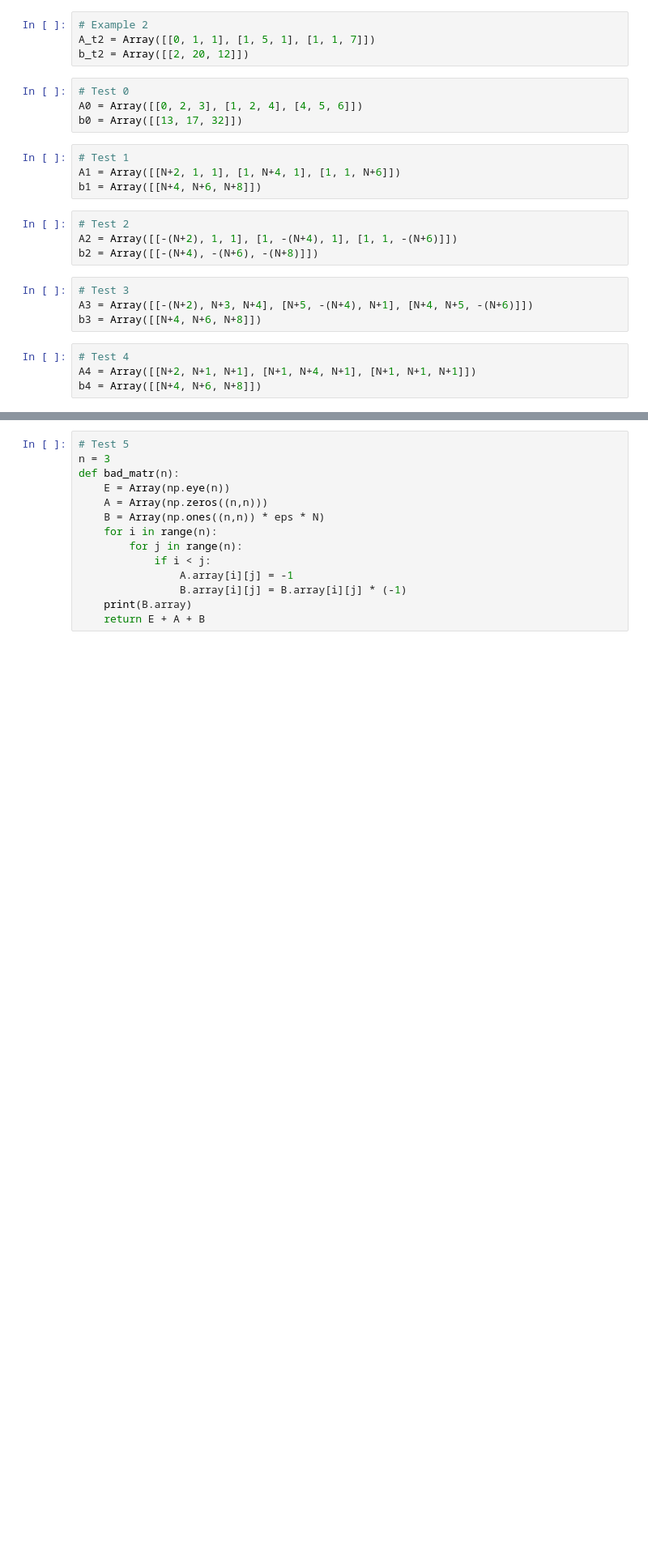
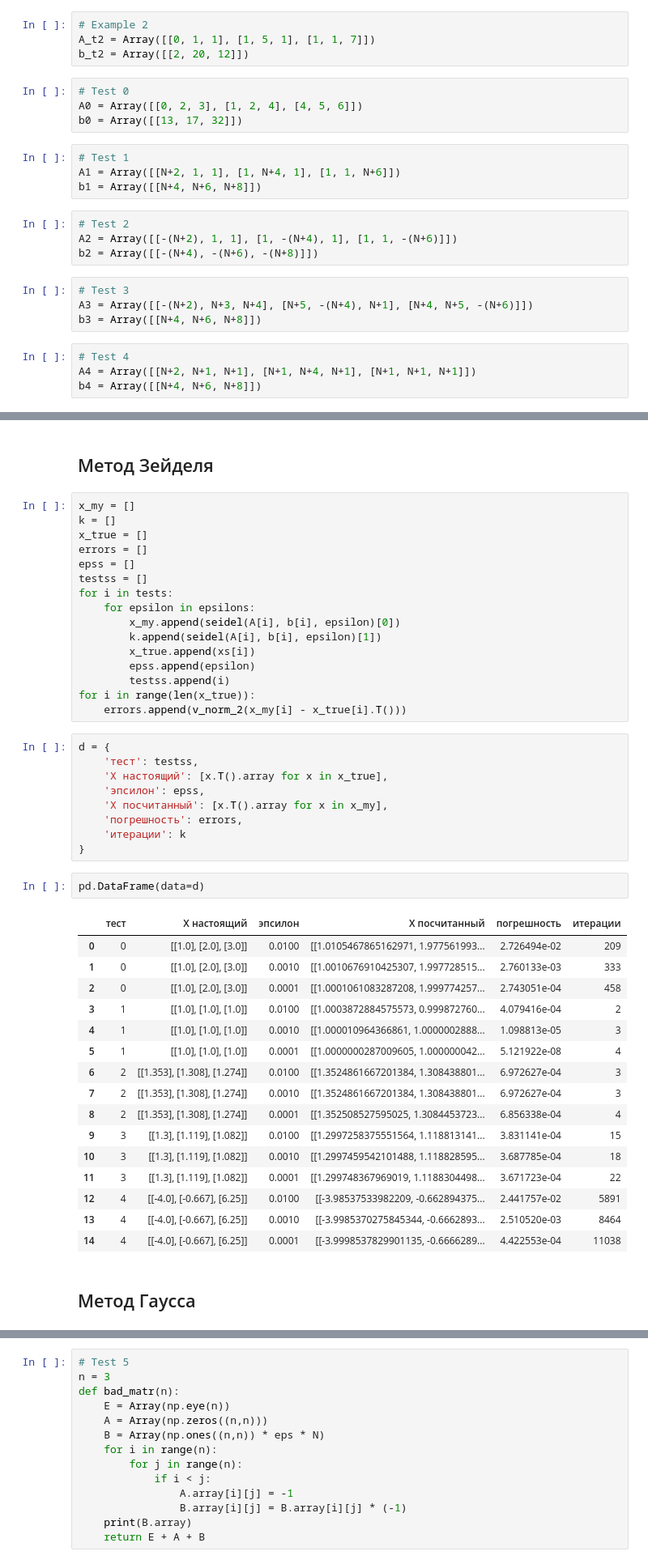
Before and after one commit to MariaMosina/NumericalMethods_course, a Jupyter notebook: Task2.ipynb, the cells around one changed output, grey strips where cells are left out. Shown at 81% size. Drawn from its saved outputs; the diff is of its cells as text; blank space fills up the shorter version.

```diff
--- a/Task2.ipynb
+++ b/Task2.ipynb
@@ -118,0 +341,48 @@ b4 = Array([[N+4, N+6, N+8]])
+# %% [markdown]
+## Метод Зейделя
+# %%
+x_my = []
+k = []
+x_true = []
+errors = []
+epss = []
+testss = []
+for i in tests:
+    for epsilon in epsilons:
+        x_my.append(seidel(A[i], b[i], epsilon)[0])
+        k.append(seidel(A[i], b[i], epsilon)[1])
+        x_true.append(xs[i])
+        epss.append(epsilon)
+        testss.append(i)
+for i in range(len(x_true)):
+    errors.append(v_norm_2(x_my[i] - x_true[i].T()))
+# %%
+d = {
+    'тест': testss,
+    'Х настоящий': [x.T().array for x in x_true],
+    'эпсилон': epss,
+    'Х посчитанный': [x.T().array for x in x_my],
+    'погрешность': errors,
+    'итерации': k
+}
+# %%
+pd.DataFrame(data=d)
+# %% [output]
+|  | тест | Х настоящий | эпсилон | Х посчитанный | погрешность | итерации |
+| 0 | 0 | [[1.0], [2.0], [3.0]] | 0.0100 | [[1.0105467865162971, 1.977561993... | 2.726494e-02 | 209 |
+| 1 | 0 | [[1.0], [2.0], [3.0]] | 0.0010 | [[1.0010676910425307, 1.997728515... | 2.760133e-03 | 333 |
+| 2 | 0 | [[1.0], [2.0], [3.0]] | 0.0001 | [[1.0001061083287208, 1.999774257... | 2.743051e-04 | 458 |
+| 3 | 1 | [[1.0], [1.0], [1.0]] | 0.0100 | [[1.0003872884575573, 0.999872760... | 4.079416e-04 | 2 |
+| 4 | 1 | [[1.0], [1.0], [1.0]] | 0.0010 | [[1.000010964366861, 1.0000002888... | 1.098813e-05 | 3 |
+| 5 | 1 | [[1.0], [1.0], [1.0]] | 0.0001 | [[1.0000000287009605, 1.000000042... | 5.121922e-08 | 4 |
+| 6 | 2 | [[1.353], [1.308], [1.274]] | 0.0100 | [[1.3524861667201384, 1.308438801... | 6.972627e-04 | 3 |
+| 7 | 2 | [[1.353], [1.308], [1.274]] | 0.0010 | [[1.3524861667201384, 1.308438801... | 6.972627e-04 | 3 |
+| 8 | 2 | [[1.353], [1.308], [1.274]] | 0.0001 | [[1.352508527595025, 1.3084453723... | 6.856338e-04 | 4 |
+| 9 | 3 | [[1.3], [1.119], [1.082]] | 0.0100 | [[1.2997258375551564, 1.118813141... | 3.831141e-04 | 15 |
+| 10 | 3 | [[1.3], [1.119], [1.082]] | 0.0010 | [[1.2997459542101488, 1.118828595... | 3.687785e-04 | 18 |
+| 11 | 3 | [[1.3], [1.119], [1.082]] | 0.0001 | [[1.299748367969019, 1.1188304498... | 3.671723e-04 | 22 |
+| 12 | 4 | [[-4.0], [-0.667], [6.25]] | 0.0100 | [[-3.98537533982209, -0.662894375... | 2.441757e-02 | 5891 |
+| 13 | 4 | [[-4.0], [-0.667], [6.25]] | 0.0010 | [[-3.9985370275845344, -0.6662893... | 2.510520e-03 | 8464 |
+| 14 | 4 | [[-4.0], [-0.667], [6.25]] | 0.0001 | [[-3.9998537829901135, -0.6666289... | 4.422553e-04 | 11038 |
+# %% [markdown]
+## Метод Гаусса
```
Also changed, not shown: parts of 44 cells of this notebook.
